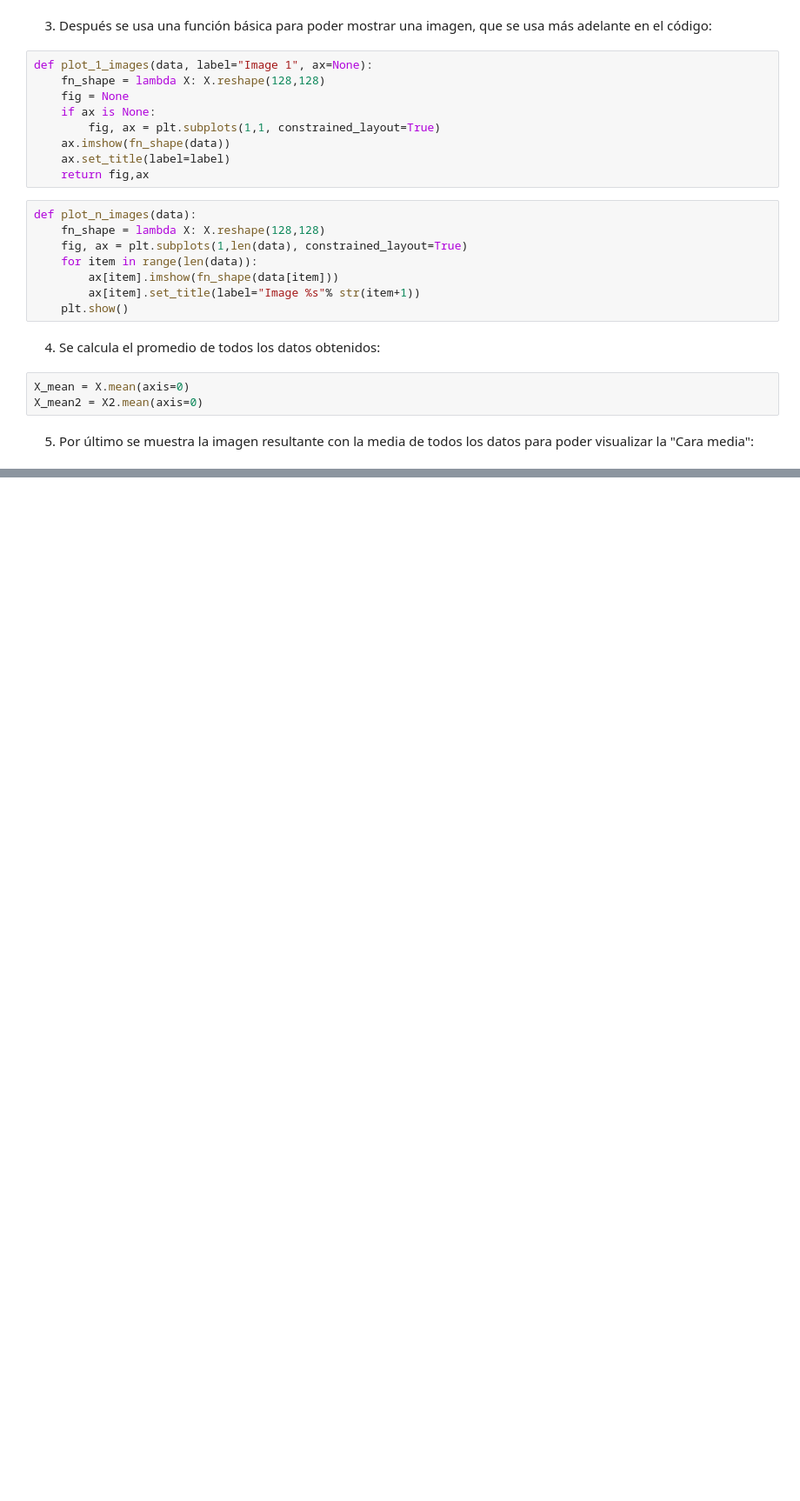
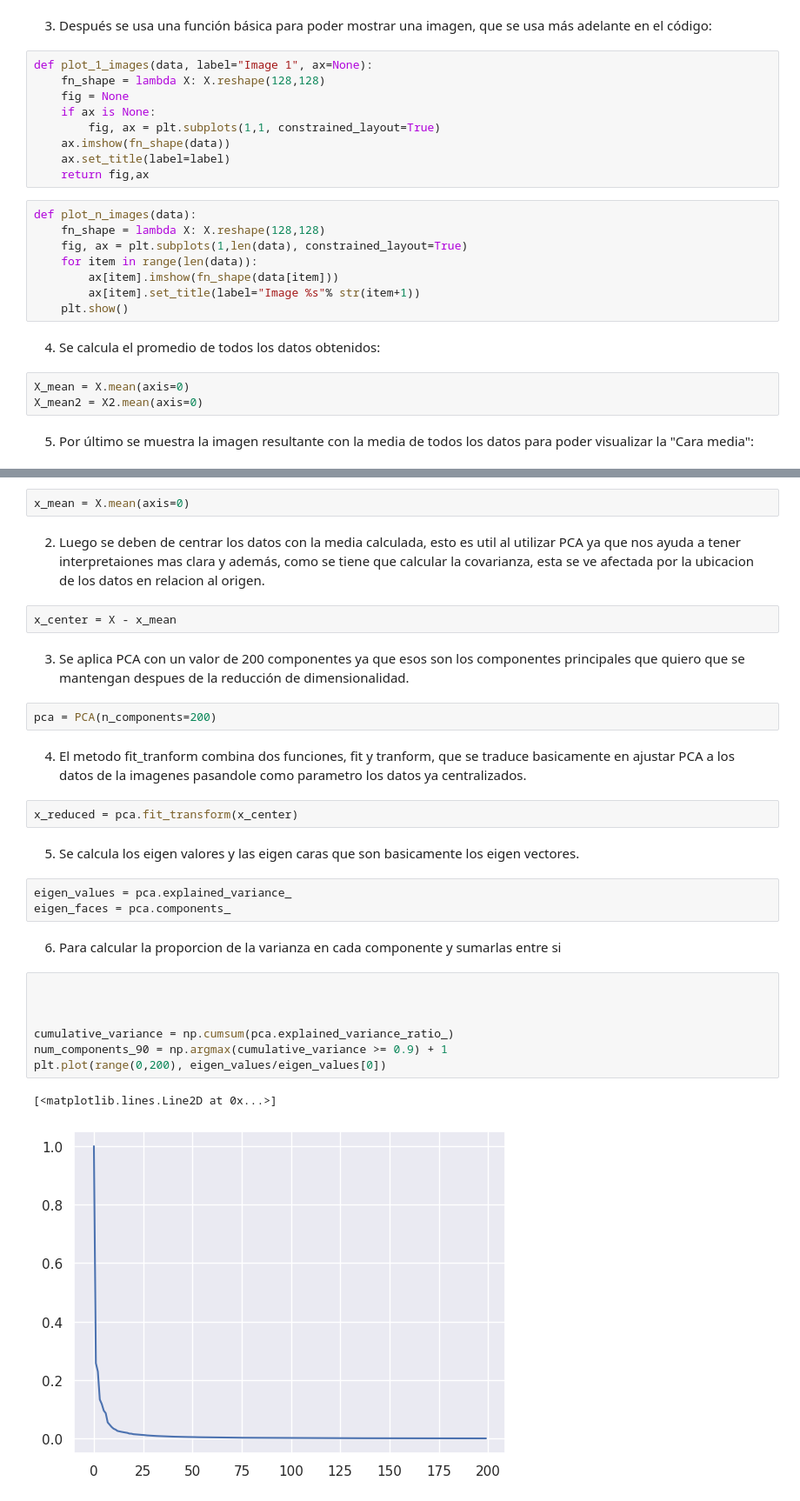
Before and after one commit to devBorisG/Estadistica-III, a Jupyter notebook: Tarea 2/main.ipynb, the cells around one changed output, grey strips where cells are left out. Shown at 87% size. Cells and saved outputs as stored; diff of their text form; blank space fills up the shorter version.

```diff
--- a/Tarea 2/main.ipynb
+++ b/Tarea 2/main.ipynb
@@ -97,0 +105,31 @@ plot_n_images([X_mean,X_mean2])
+# %%
+x_mean = X.mean(axis=0)
+# %% [markdown]
+2. Luego se deben de centrar los datos con la media calculada, esto es util al utilizar PCA ya que nos ayuda a tener interpretaiones mas clara y además, como se tiene que calcular la covarianza, esta se ve afectada por la ubicacion de los datos en relacion al origen.
+# %%
+x_center = X - x_mean
+# %% [markdown]
+3. Se aplica PCA con un valor de 200 componentes ya que esos son los componentes principales que quiero que se mantengan despues de la reducción de dimensionalidad.
+# %%
+pca = PCA(n_components=200)
+# %% [markdown]
+4. El metodo fit_tranform combina dos funciones, fit y tranform, que se traduce basicamente en ajustar PCA a los datos de la imagenes pasandole como parametro los datos ya centralizados.
+# %%
+x_reduced = pca.fit_transform(x_center)
+# %% [markdown]
+5. Se calcula los eigen valores y las eigen caras que son basicamente los eigen vectores.
+# %%
+eigen_values = pca.explained_variance_
+eigen_faces = pca.components_
+# %% [markdown]
+6. Para calcular la proporcion de la varianza en cada componente y sumarlas entre si
+# %%
+
+
+
+cumulative_variance = np.cumsum(pca.explained_variance_ratio_)
+num_components_90 = np.argmax(cumulative_variance >= 0.9) + 1
+plt.plot(range(0,200), eigen_values/eigen_values[0])
+# %% [output]
+[<matplotlib.lines.Line2D at 0x...>]
+[figure, added]
```
Also changed, not shown: parts of 9 cells of this notebook.
